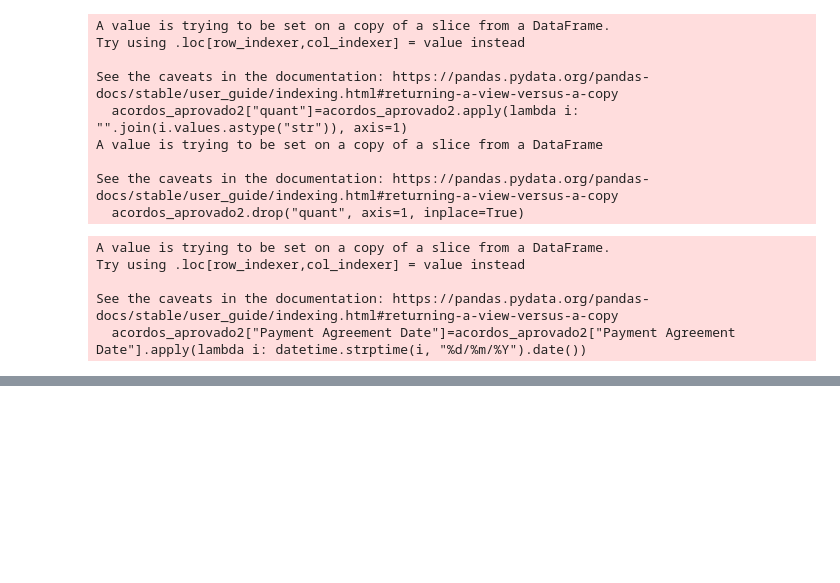
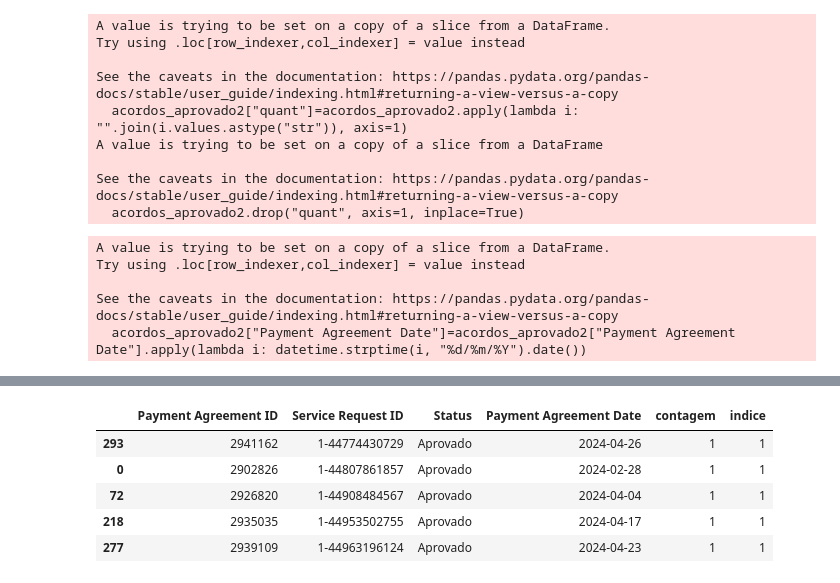
Before and after one commit to josepmatias/nos_reten-ao, a Jupyter notebook: actividades extra.ipynb, the cells around one changed output, grey strips where cells are left out. Drawn from its saved outputs; the diff is of its cells as text; code cells hidden in the pictures; blank space fills up the shorter version.

```diff
--- a/actividades extra.ipynb
+++ b/actividades extra.ipynb
@@ -274,0 +279,8 @@ acordos_aprovado3.head()
+# %%
+#filtrar linhas com índice igual a 1 e remover colunas "contagem" e "índice"
+
+acordos_aprovado4=acordos_aprovado3[acordos_aprovado3["indice"]==1]
+acordos_aprovado4.drop(["contagem", "indice"], axis=1, inplace=True)
+print(acordos_aprovado4.shape)
+
+acordos_aprovado4.head()
@@ -274,0 +295,6 @@ acordos_aprovado3.head()
+# %%
+#ordenar "acordos_aprovado4" por "Service Request ID" (ordem ascendente)
+
+acordos_aprovado5=acordos_aprovado4.sort_values(by=["Service Request ID", "Payment Agreement Date"], ascending=[True, False])
+
+acordos_aprovado5.head()
@@ -274,0 +308,15 @@ acordos_aprovado3.head()
+# %%
+#criar coluna "contagem" e "índice" na tabela "acordos_aprovado5"
+
+acordos_aprovado5["contagem"]=contagem(acordos_aprovado5, "Service Request ID")
+
+acordos_aprovado5["indice"]=indice(acordos_aprovado5, "Service Request ID")
+
+acordos_aprovado5.head()
+# %% [output]
+|  | Payment Agreement ID | Service Request ID | Status | Payment Agreement Date | contagem | indice |
+| 293 | 2941162 | 1-44774430729 | Aprovado | 2024-04-26 | 1 | 1 |
+| 0 | 2902826 | 1-44807861857 | Aprovado | 2024-02-28 | 1 | 1 |
+| 72 | 2926820 | 1-44908484567 | Aprovado | 2024-04-04 | 1 | 1 |
+| 218 | 2935035 | 1-44953502755 | Aprovado | 2024-04-17 | 1 | 1 |
+| 277 | 2939109 | 1-44963196124 | Aprovado | 2024-04-23 | 1 | 1 |
```
Also changed, not shown: parts of 8 cells of this notebook.
